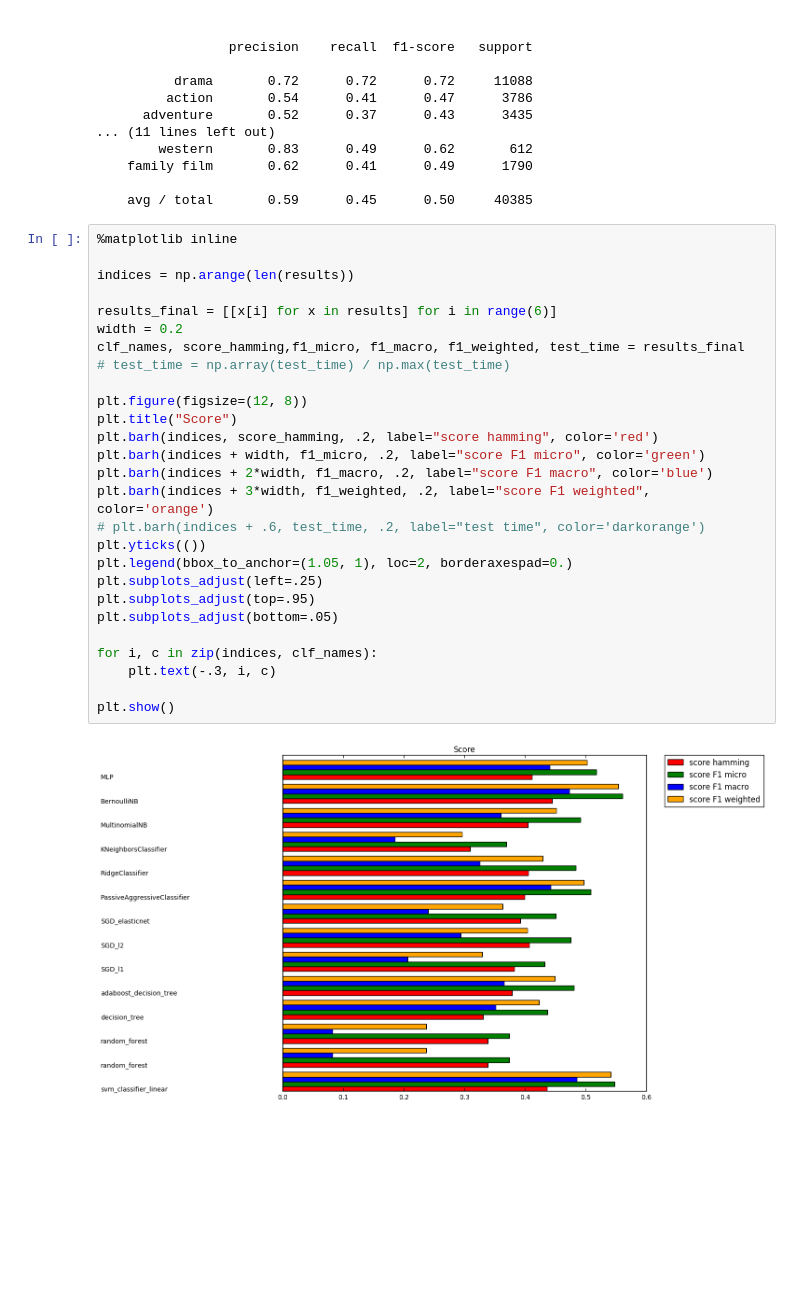
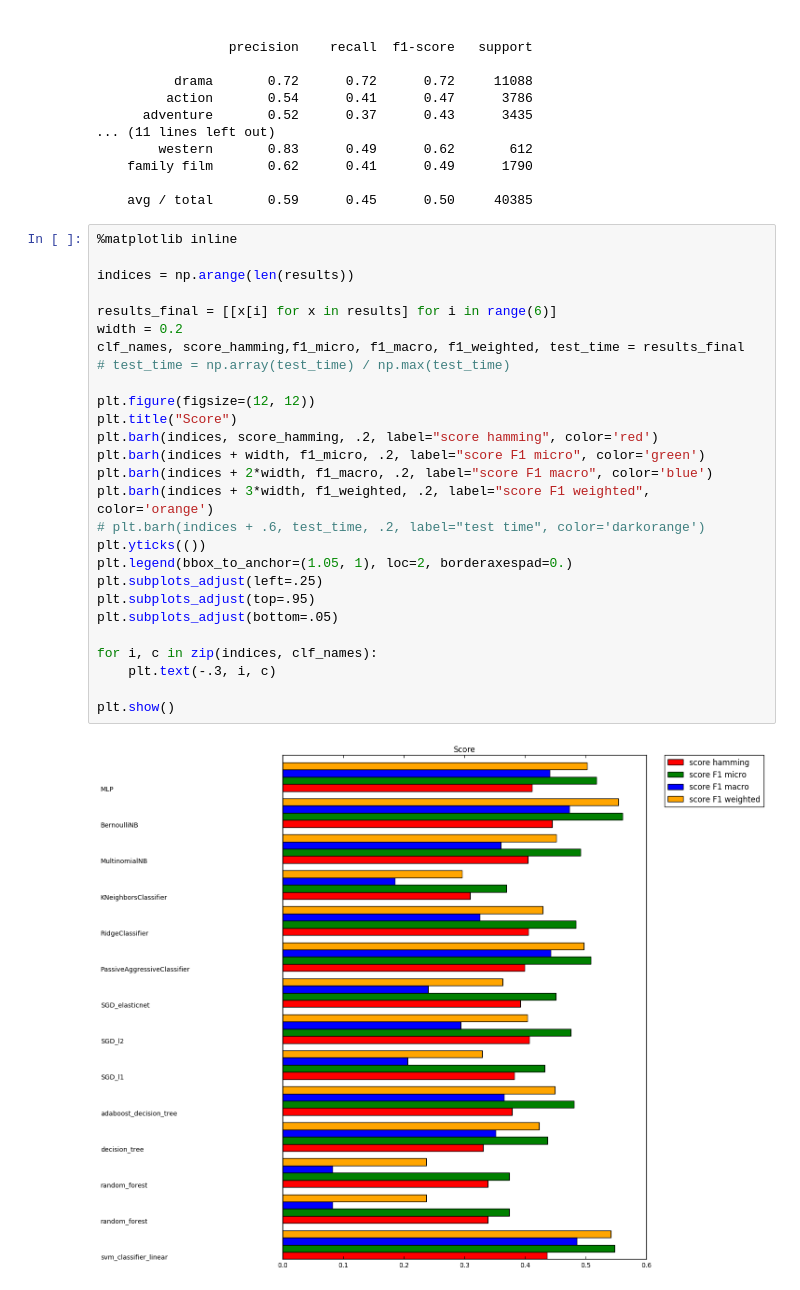
Before and after one commit to akhoufi/Pick-The-Sneak-Peek, a Jupyter notebook: multi classifiers.ipynb, the cells around one changed output. Saved outputs shown, nothing was run; the diff lists cells and outputs as text; blank space fills up the shorter version.

```diff
--- a/multi classifiers.ipynb
+++ b/multi classifiers.ipynb
@@ -533,29 +533,29 @@ Hamming score: 0.411214440698
 # %%
 %matplotlib inline
 
 indices = np.arange(len(results))
 
 results_final = [[x[i] for x in results] for i in range(6)]
 width = 0.2
 clf_names, score_hamming,f1_micro, f1_macro, f1_weighted, test_time = results_final
 # test_time = np.array(test_time) / np.max(test_time)
 
-plt.figure(figsize=(12, 8))
+plt.figure(figsize=(12, 12))
 plt.title("Score")
 plt.barh(indices, score_hamming, .2, label="score hamming", color='red')
 plt.barh(indices + width, f1_micro, .2, label="score F1 micro", color='green')
 plt.barh(indices + 2*width, f1_macro, .2, label="score F1 macro", color='blue')
 plt.barh(indices + 3*width, f1_weighted, .2, label="score F1 weighted", color='orange')
 # plt.barh(indices + .6, test_time, .2, label="test time", color='darkorange')
 plt.yticks(())
 plt.legend(bbox_to_anchor=(1.05, 1), loc=2, borderaxespad=0.)
 plt.subplots_adjust(left=.25)
 plt.subplots_adjust(top=.95)
 plt.subplots_adjust(bottom=.05)
 
 for i, c in zip(indices, clf_names):
     plt.text(-.3, i, c)
 
 plt.show()
 # %% [output]
-[figure, old version]
+[figure, new version]
```
